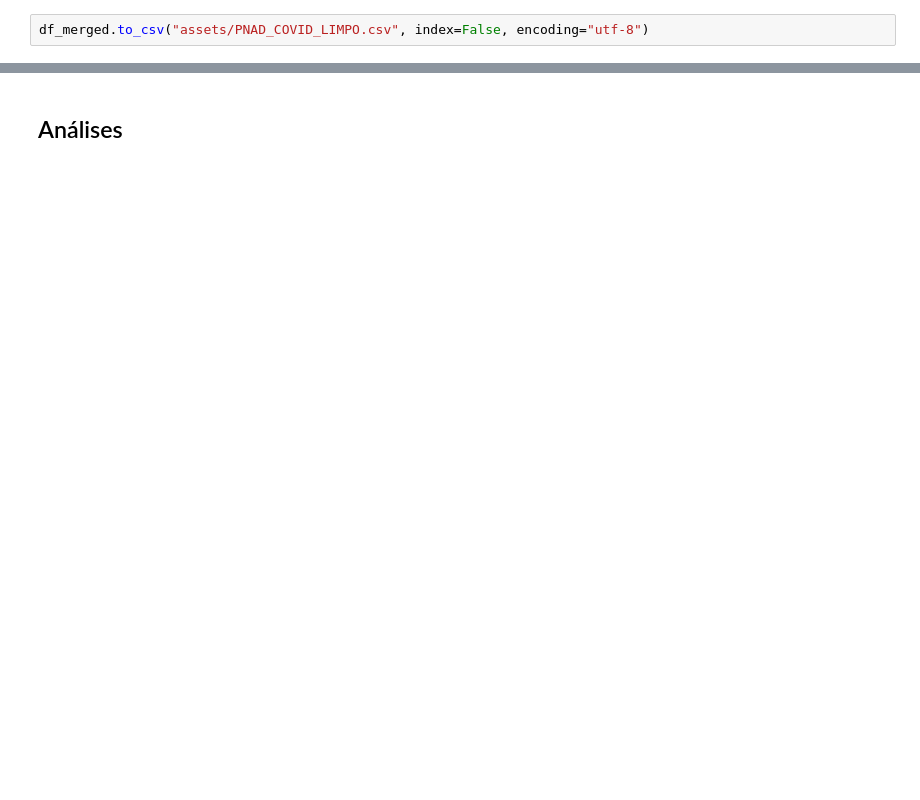
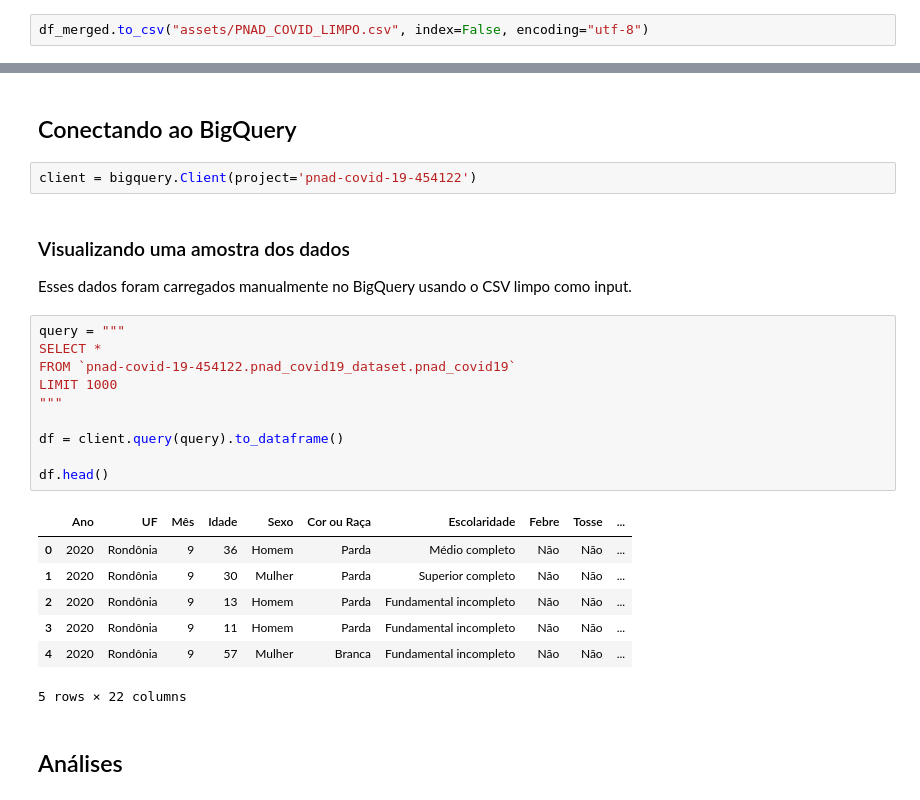
Before and after one commit to marquesds/data_analytics, a Jupyter notebook: big_data/prova_substitutiva/Prova Substitutiva.ipynb, the cells around one changed output, grey strips where cells are left out. Drawn from its saved outputs; the diff is of its cells as text; blank space fills up the shorter version.

```diff
--- a/big_data/prova_substitutiva/Prova Substitutiva.ipynb
+++ b/big_data/prova_substitutiva/Prova Substitutiva.ipynb
@@ -258,2 +223,27 @@ df_spark.toPandas().sample(10)
+# %% [markdown]
+## Conectando ao BigQuery
+# %%
+client = bigquery.Client(project='pnad-covid-19-454122')
+# %% [markdown]
+### Visualizando uma amostra dos dados
+Esses dados foram carregados manualmente no BigQuery usando o CSV limpo como input.
+# %%
+query = """
+SELECT *
+FROM `pnad-covid-19-454122.pnad_covid19_dataset.pnad_covid19`
+LIMIT 1000
+"""
+
+df = client.query(query).to_dataframe()
+
+df.head()
+# %% [output]
+|  | Ano | UF | Mês | Idade | Sexo | Cor ou Raça | Escolaridade | Febre | Tosse | ... |
+| 0 | 2020 | Rondônia | 9 | 36 | Homem | Parda | Médio completo | Não | Não | ... |
+| 1 | 2020 | Rondônia | 9 | 30 | Mulher | Parda | Superior completo | Não | Não | ... |
+| 2 | 2020 | Rondônia | 9 | 13 | Homem | Parda | Fundamental incompleto | Não | Não | ... |
+| 3 | 2020 | Rondônia | 9 | 11 | Homem | Parda | Fundamental incompleto | Não | Não | ... |
+| 4 | 2020 | Rondônia | 9 | 57 | Mulher | Branca | Fundamental incompleto | Não | Não | ... |
+5 rows × 22 columns
 # %% [markdown]
 ## Análises
```
Also changed, not shown: parts of 15 cells of this notebook, 3 other files.
